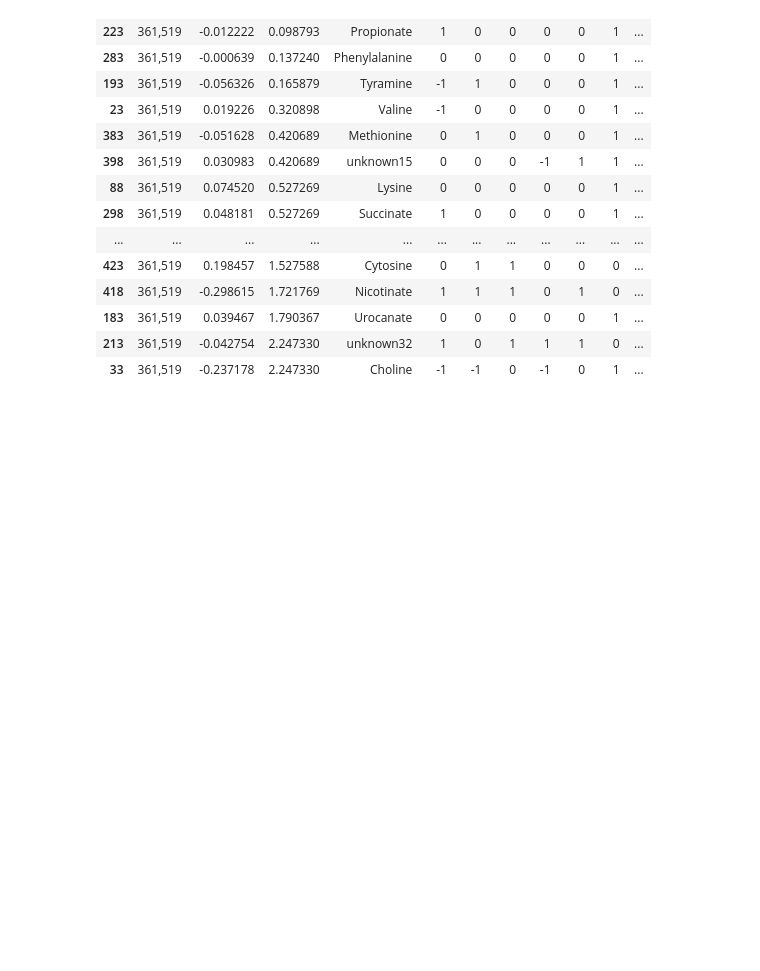
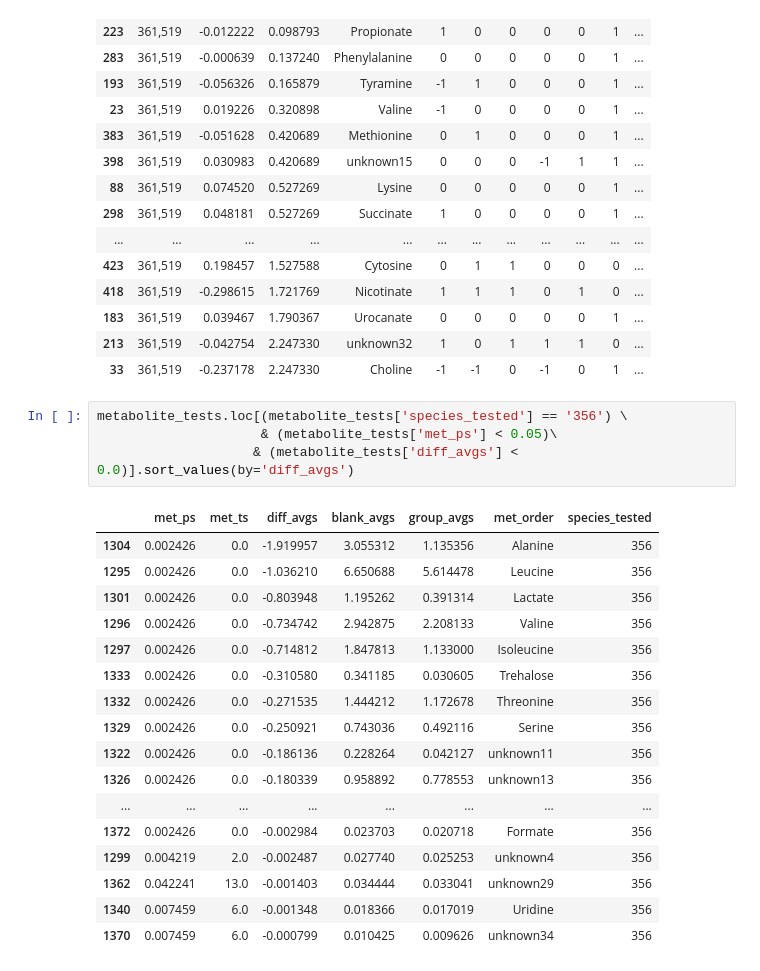
Before and after one commit to gregmedlock/asf_interactions, a Jupyter notebook: bin/CRAM_triangles_volcanoes.ipynb, the cells around one changed output. Saved outputs shown, nothing was run; the diff lists cells and outputs as text; blank space fills up the shorter version.

```diff
--- a/bin/CRAM_triangles_volcanoes.ipynb
+++ b/bin/CRAM_triangles_volcanoes.ipynb
@@ -765,3 +765,25 @@ summary_positives_frame.loc[(summary_positives_frame['change_code'] == 'produced
 | 183 | 361,519 | 0.039467 | 1.790367 | Urocanate | 0 | 0 | 0 | 0 | 0 | 1 | ... |
 | 213 | 361,519 | -0.042754 | 2.247330 | unknown32 | 1 | 0 | 1 | 1 | 1 | 0 | ... |
 | 33 | 361,519 | -0.237178 | 2.247330 | Choline | -1 | -1 | 0 | -1 | 0 | 1 | ... |
+# %%
+metabolite_tests.loc[(metabolite_tests['species_tested'] == '356') \
+                     & (metabolite_tests['met_ps'] < 0.05)\
+                    & (metabolite_tests['diff_avgs'] < 0.0)].sort_values(by='diff_avgs')
+# %% [output]
+|  | met_ps | met_ts | diff_avgs | blank_avgs | group_avgs | met_order | species_tested |
+| 1304 | 0.002426 | 0.0 | -1.919957 | 3.055312 | 1.135356 | Alanine | 356 |
+| 1295 | 0.002426 | 0.0 | -1.036210 | 6.650688 | 5.614478 | Leucine | 356 |
+| 1301 | 0.002426 | 0.0 | -0.803948 | 1.195262 | 0.391314 | Lactate | 356 |
+| 1296 | 0.002426 | 0.0 | -0.734742 | 2.942875 | 2.208133 | Valine | 356 |
+| 1297 | 0.002426 | 0.0 | -0.714812 | 1.847813 | 1.133000 | Isoleucine | 356 |
+| 1333 | 0.002426 | 0.0 | -0.310580 | 0.341185 | 0.030605 | Trehalose | 356 |
+| 1332 | 0.002426 | 0.0 | -0.271535 | 1.444212 | 1.172678 | Threonine | 356 |
+| 1329 | 0.002426 | 0.0 | -0.250921 | 0.743036 | 0.492116 | Serine | 356 |
+| 1322 | 0.002426 | 0.0 | -0.186136 | 0.228264 | 0.042127 | unknown11 | 356 |
+| 1326 | 0.002426 | 0.0 | -0.180339 | 0.958892 | 0.778553 | unknown13 | 356 |
+| ... | ... | ... | ... | ... | ... | ... | ... |
+| 1372 | 0.002426 | 0.0 | -0.002984 | 0.023703 | 0.020718 | Formate | 356 |
+| 1299 | 0.004219 | 2.0 | -0.002487 | 0.027740 | 0.025253 | unknown4 | 356 |
+| 1362 | 0.042241 | 13.0 | -0.001403 | 0.034444 | 0.033041 | unknown29 | 356 |
+| 1340 | 0.007459 | 6.0 | -0.001348 | 0.018366 | 0.017019 | Uridine | 356 |
+| 1370 | 0.007459 | 6.0 | -0.000799 | 0.010425 | 0.009626 | unknown34 | 356 |
```
Also changed, not shown: 2 other files.
